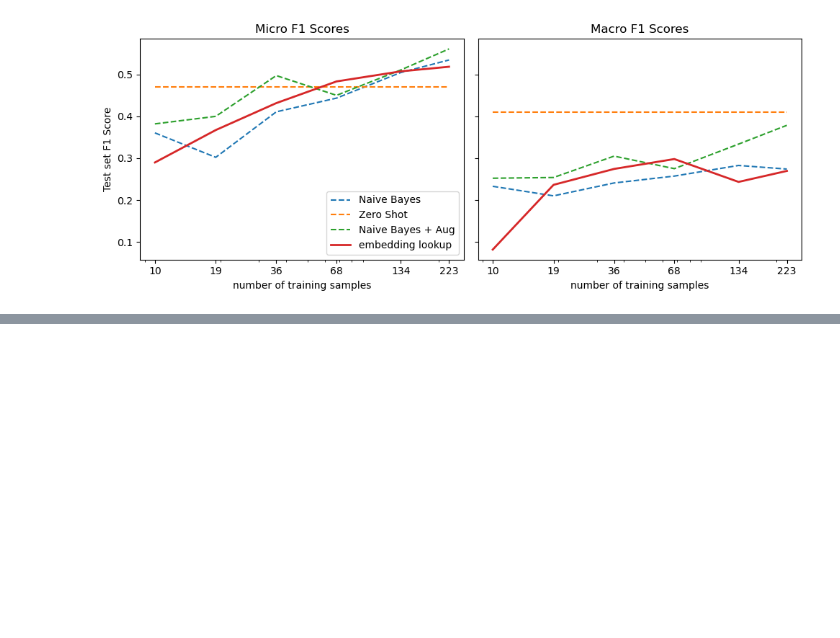
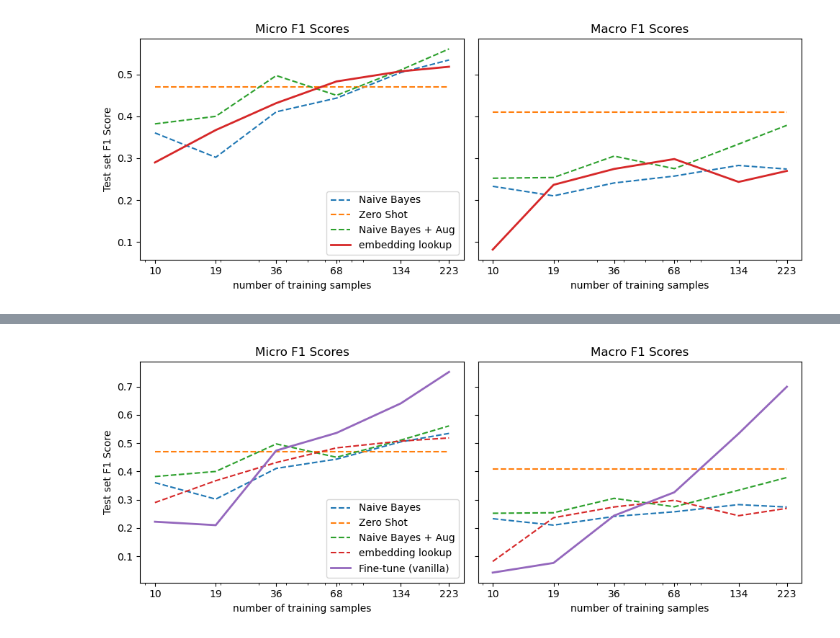
Before and after one commit to spayot/nlp_with_transformers, a Jupyter notebook: chp09_few_to_no_labels/notebooks/nlpt_09_few_to_no_labels.ipynb, the cells around one changed output, grey strips where cells are left out. Drawn from its saved outputs; the diff is of its cells as text; code cells hidden in the pictures; blank space fills up the shorter version.

Commit message:
vanilla transformer section

```diff
--- a/chp09_few_to_no_labels/notebooks/nlpt_09_few_to_no_labels.ipynb
+++ b/chp09_few_to_no_labels/notebooks/nlpt_09_few_to_no_labels.ipynb
@@ -694,0 +725,13 @@ fig.savefig(EVAL_FIGURE_PATH)
+# %%
+MODEL_CKPT = "bert-base-uncased"
+
+tokenizer = tfm.AutoTokenizer.from_pretrained(MODEL_CKPT)
+
+def tokenize(batch):
+    return tokenizer(batch["text"], truncation=True, max_length=128)
+
+ds_enc = ds.map(tokenize, batched=True, remove_columns=["labels", "text"])
+# %%
+ds_enc.set_format("torch")
+ds_enc = ds_enc.map(lambda example: {"label_ids_f": example["label_ids"].to(torch.float)}, remove_columns="label_ids")
+ds_enc = ds_enc.rename_column("label_ids_f", "label_ids")
@@ -694,0 +777,23 @@ fig.savefig(EVAL_FIGURE_PATH)
+# %%
+strategy = "Fine-tune (vanilla)"
+
+for train_slice in train_slices:
+    model = tfm.AutoModelForSequenceClassification.from_pretrained(MODEL_CKPT, config=config)
+
+    trainer = tfm.Trainer(
+        model=model,
+        tokenizer=tokenizer,
+        args=training_args_fine_tune,
+        compute_metrics=compute_metrics,
+        train_dataset=ds_enc["train"].select(train_slice),
+        eval_dataset=ds_enc["valid"],
+
+    )
+
+    trainer.train()
+
+    # evaluate on test set
+    pred = trainer.predict(ds_enc["test"])
+    y_pred = sigmoid(pred.predictions) # from logits to sigmoid
+    y_pred = (y_pred > 0.5).astype(float)
+    evaluator.add_f1_scores(pred.label_ids, y_pred, strategy)
@@ -694,0 +903,5 @@ fig.savefig(EVAL_FIGURE_PATH)
+# %%
+fig = fl.plot.plot_metrics(evaluator, strategy)
+fig.savefig(EVAL_FIGURE_PATH)
+# %% [output]
+[figure, added]
```
Also changed, not shown: parts of 6 cells of this notebook, 2 other files.
